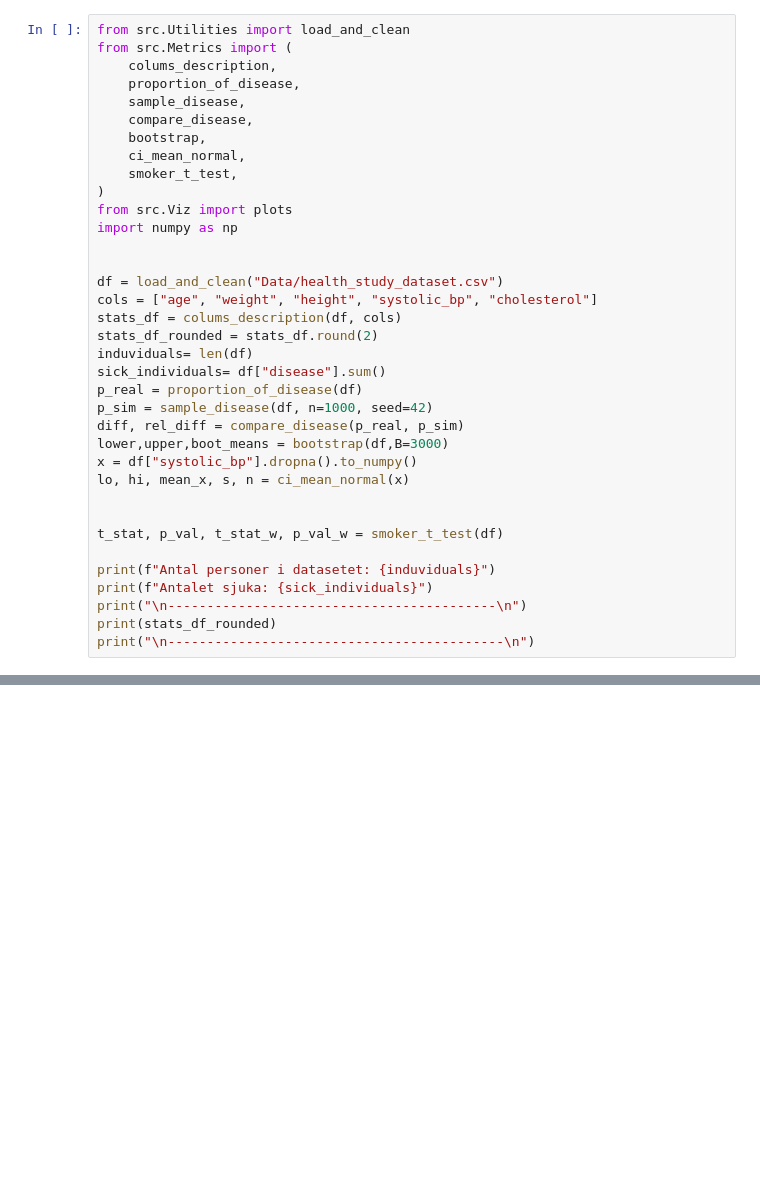
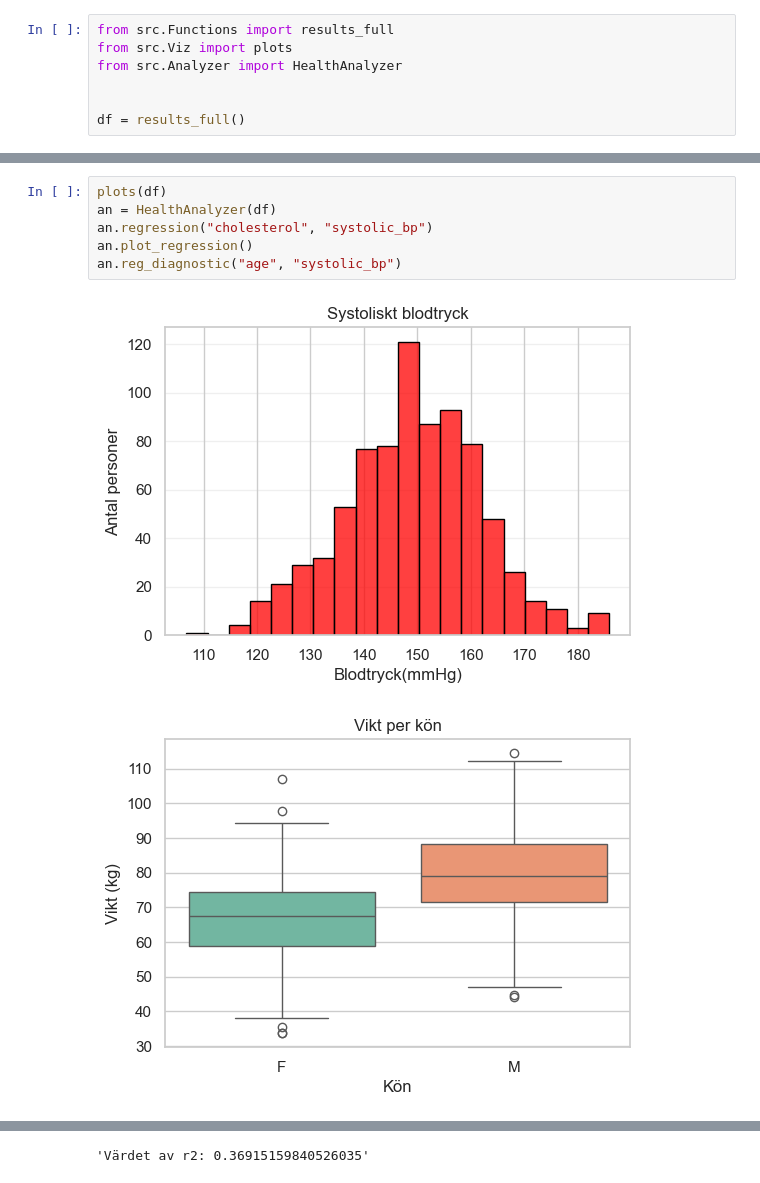
Before and after one commit to JazdanDS/DEL-1, a Jupyter notebook: Results.ipynb, the cells around one changed output, grey strips where cells are left out. Saved outputs shown, nothing was run; the diff lists cells and outputs as text; blank space fills up the shorter version.

```diff
--- a/Results.ipynb
+++ b/Results.ipynb
@@ -1,39 +1,10 @@
 # %%
-from src.Utilities import load_and_clean
-from src.Metrics import (
-    colums_description,
-    proportion_of_disease,
-    sample_disease,
-    compare_disease,
-    bootstrap,
-    ci_mean_normal,
-    smoker_t_test,
-)
+from src.Functions import results_full
 from src.Viz import plots
-import numpy as np
+from src.Analyzer import HealthAnalyzer
 
 
-df = load_and_clean("Data/health_study_dataset.csv")
-cols = ["age", "weight", "height", "systolic_bp", "cholesterol"]
-stats_df = colums_description(df, cols)
-stats_df_rounded = stats_df.round(2)
-induviduals= len(df)
-sick_individuals= df["disease"].sum()
-p_real = proportion_of_disease(df)
-p_sim = sample_disease(df, n=1000, seed=42)
-diff, rel_diff = compare_disease(p_real, p_sim)
-lower,upper,boot_means = bootstrap(df,B=3000)
-x = df["systolic_bp"].dropna().to_numpy()
-lo, hi, mean_x, s, n = ci_mean_normal(x)
-
-
-t_stat, p_val, t_stat_w, p_val_w = smoker_t_test(df)
-
-print(f"Antal personer i datasetet: {induviduals}")
-print(f"Antalet sjuka: {sick_individuals}")
-print("\n------------------------------------------\n")
-print(stats_df_rounded)
-print("\n-------------------------------------------\n")
+df = results_full()
 # %% [output]
 Antal personer i datasetet: 800
 Antalet sjuka: 47
@@ -91,0 +26,9 @@ Welch t-test:    T = 0.450, P = 0.6527
+# %%
+plots(df)
+an = HealthAnalyzer(df)
+an.regression("cholesterol", "systolic_bp")
+an.plot_regression()
+an.reg_diagnostic("age", "systolic_bp")
+# %% [output]
+[figure, added]
+[figure, added]
@@ -92,3 +40,4 @@ Welch t-test:    T = 0.450, P = 0.6527
+'Värdet av r2: 0.36915159840526035'
 # %% [markdown]
 # Slutsats
 Baserat på t_testerna som jag gjort har jag kommit fram till att rökare och icke rökare har i stortsätt samma systoliska blodtryck.
```
Also changed, not shown: parts of 5 cells of this notebook, 6 other files.
